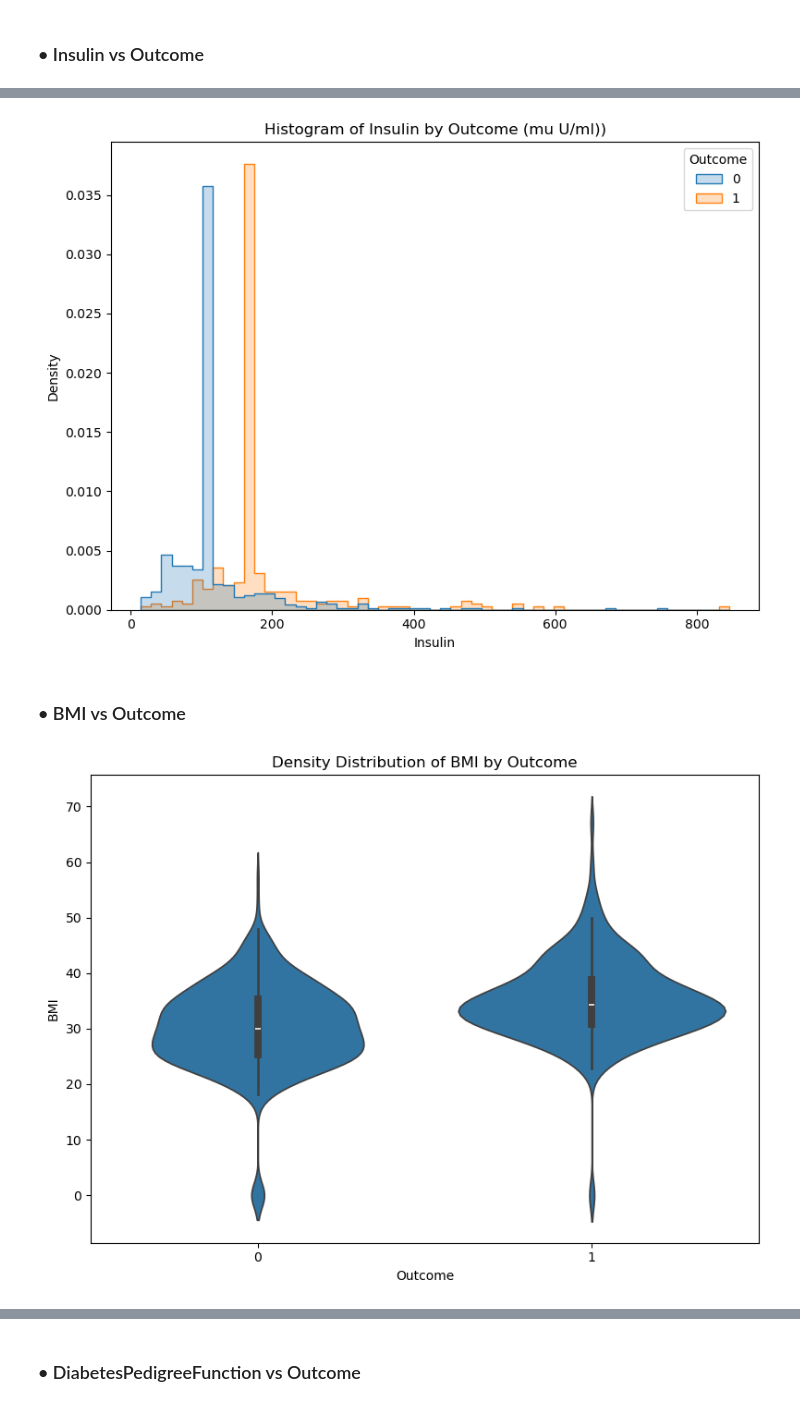
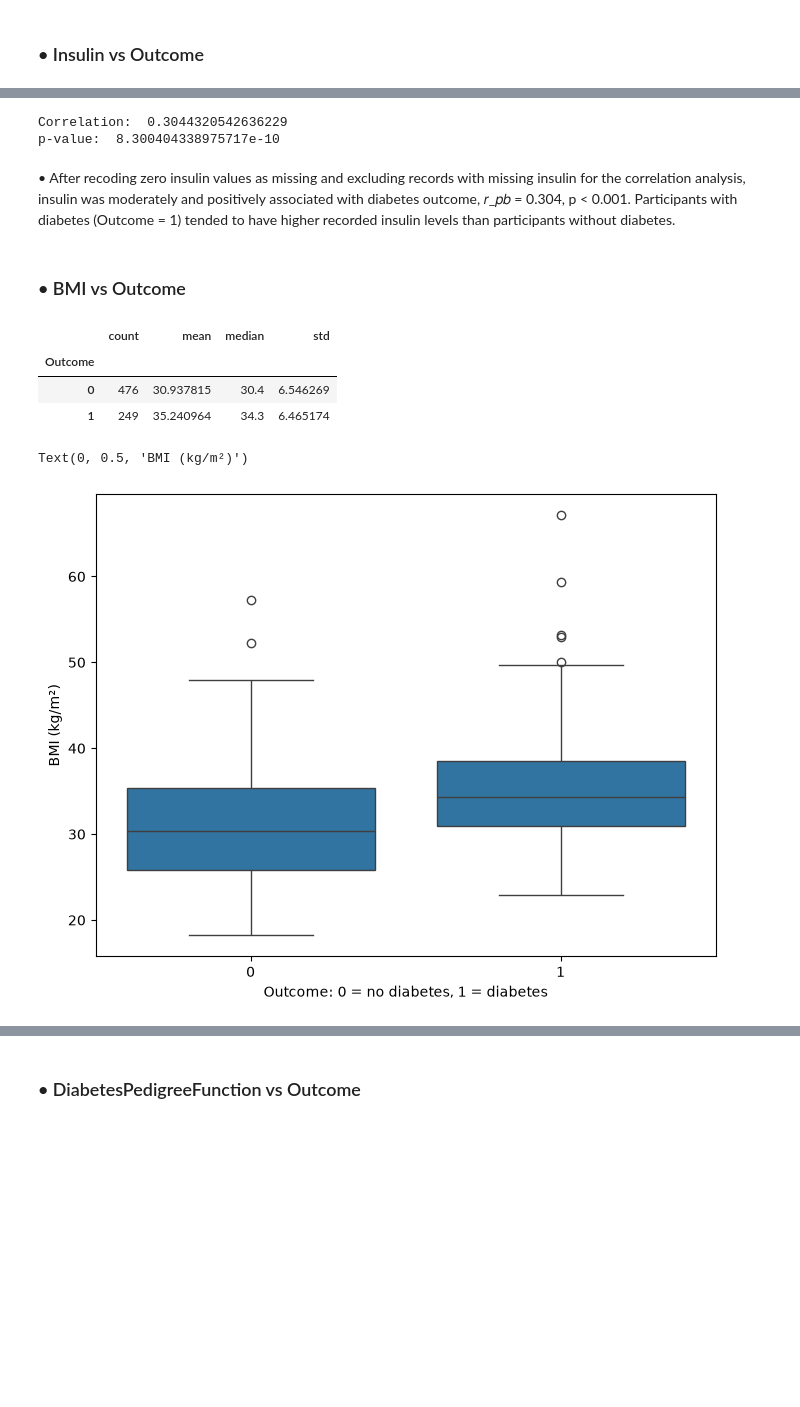
Before and after one commit to Tharmeem1999/Pima_Diabetes_Prediction, a Jupyter notebook: Pima_Diabetes.ipynb, the cells around one changed output, grey strips where cells are left out. Saved outputs shown, nothing was run; the diff lists cells and outputs as text; code cells hidden in the pictures; blank space fills up the shorter version.

```diff
--- a/Pima_Diabetes.ipynb
+++ b/Pima_Diabetes.ipynb
@@ -8,6 +8,6 @@ import seaborn as sns
 # %%
-df1 = pd.read_csv("diabetes.csv")
-df1.head()
+df = pd.read_csv("diabetes.csv")
+df.head()
 # %% [output]
 |  | Pregnancies | Glucose | BloodPressure | SkinThickness | Insulin | BMI | DiabetesPedigreeFunction | Age | ... |
 | 0 | 6 | 148 | 72 | 35 | 0 | 33.6 | 0.627 | 50 | ... |
@@ -44,0 +49,10 @@ df1.describe()
+# %%
+df_clean = df.copy()
+
+invalid_zero_columns = [
+    "Glucose", "BloodPressure", "SkinThickness", "Insulin", "BMI"
+]
+
+df_clean[invalid_zero_columns] = (
+    df_clean[invalid_zero_columns].replace(0, np.nan)
+)
@@ -252,0 +219,17 @@ plt.show()
+# %%
+# Calculate Q1 and Q3 separately for Outcome = 0 and Outcome = 1
+Q1_BloodPressure = df_clean.groupby("Outcome")["BloodPressure"].transform(
+    lambda x : x.quantile(0.25)
+)
+Q3_BloodPressure = df_clean.groupby("Outcome")["BloodPressure"].transform(
+    lambda x : x.quantile(0.75)
+)
+
+# Calculate IQR and the group-specific lower limit
+IQR_BloodPressure = Q3_BloodPressure - Q1_BloodPressure
+LowerLimit_BP = Q1_BloodPressure - (1.5 * IQR_BloodPressure)
+
+# Keep only observations at or above their own Outcome group's lower limit
+df_clean_bp = df_clean[
+    df_clean["BloodPressure"] >= LowerLimit_BP
+].copy()
@@ -366,22 +352,38 @@ df1['Insulin'] = df1['Insulin'].fillna(df1.groupby('Outcome')['Insulin'].transfo
-# %%
-plt.figure(figsize=(8, 6))
-
-sns.histplot(data=df1, x="Insulin", hue="Outcome", element="step", stat="density", common_norm=False)
-
-plt.title("Histogram of Insulin by Outcome (mu U/ml)")
-plt.tight_layout()
-plt.show()
-# %% [output]
-[figure, removed]
+# %%
+correlation_data = df_clean_bp[["Outcome", "Insulin"]].dropna()
+
+r, p_value = pointbiserialr(
+    correlation_data["Outcome"],
+    correlation_data["Insulin"]
+)
+
+print("Correlation: ", r)
+print("p-value: ", p_value)
+# %% [output]
+Correlation:  0.3044320542636229
+p-value:  8.300404338975717e-10
+# %% [markdown]
+<p>
+    • After recoding zero insulin values as missing and excluding records with missing insulin for the correlation analysis, insulin was moderately and positively associated with diabetes outcome, 𝑟_𝑝𝑏 = 0.304, p < 0.001. Participants with diabetes (Outcome = 1) tended to have higher recorded insulin levels than participants without diabetes.
+</p>
 # %% [markdown]
 ### • BMI vs Outcome
+# %%
+df_clean_bp.groupby("Outcome")["BMI"].agg(
+    ["count", "mean", "median", "std"]
+)
+# %% [output]
+|  | count | mean | median | std |
+| Outcome |  |  |  |  |
+| 0 | 476 | 30.937815 | 30.4 | 6.546269 |
+| 1 | 249 | 35.240964 | 34.3 | 6.465174 |
 # %%
 plt.figure(figsize=(8, 6))
 
-sns.violinplot(x="Outcome", y="BMI", data=df1)
-plt.title("Density Distribution of BMI by Outcome")
+sns.boxplot(x="Outcome", y="BMI", data=df_clean_bp)
 
-plt.tight_layout()
-plt.show()
+plt.xlabel("Outcome: 0 = no diabetes, 1 = diabetes")
+plt.ylabel("BMI (kg/m²)")
 # %% [output]
+Text(0, 0.5, 'BMI (kg/m²)')
-[figure, old version]
+[figure, new version]
```
Also changed, not shown: parts of 163 cells of this notebook, 2 other files.
